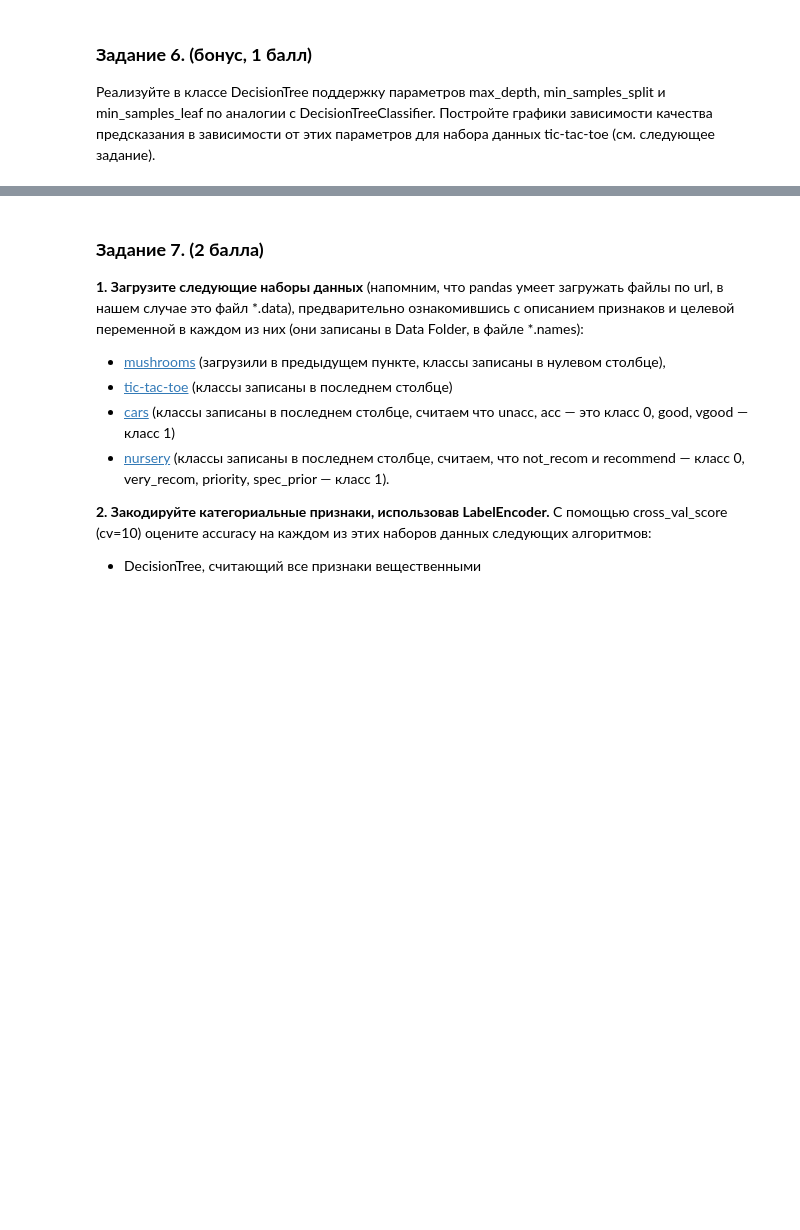
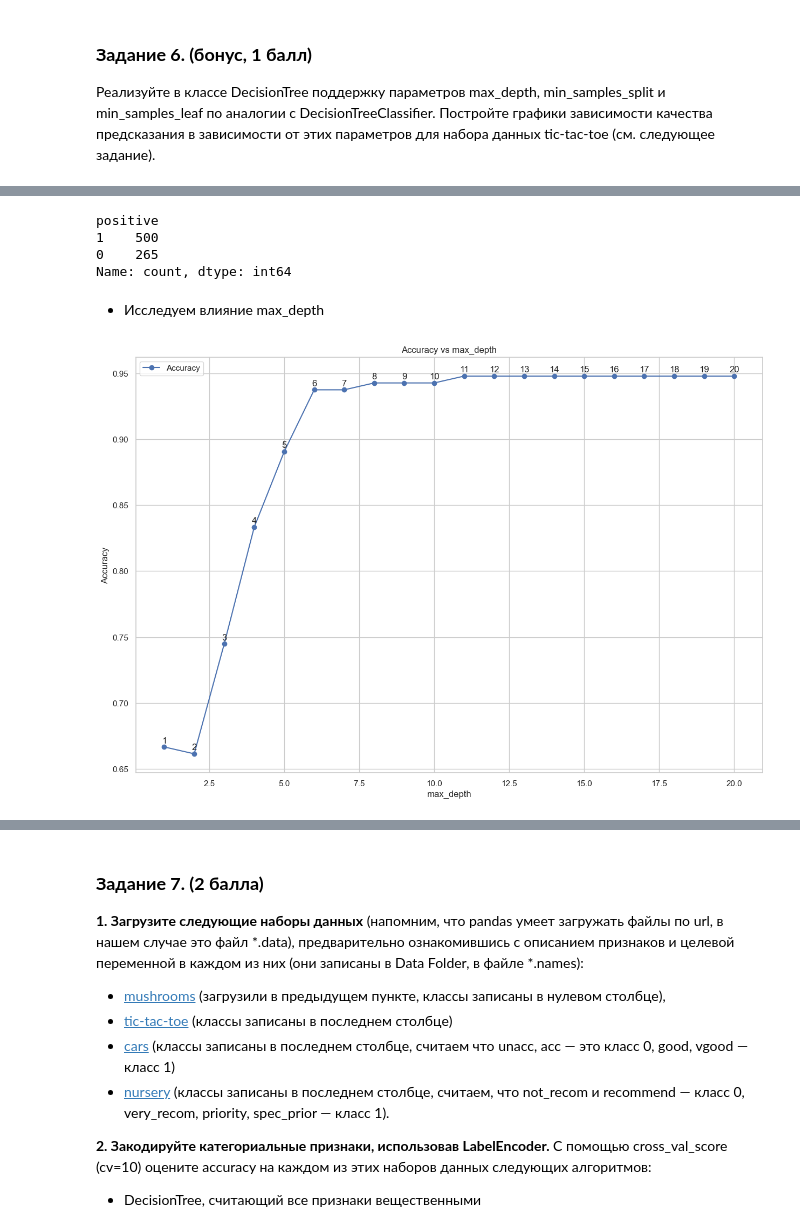
Before and after one commit to nikfilonenko/task_4_ml, a Jupyter notebook: Filonenko_Nikita_Dmitrievich_HW_4.ipynb, the cells around one changed output, grey strips where cells are left out. Drawn from its saved outputs; the diff is of its cells as text; code cells hidden in the pictures; blank space fills up the shorter version.

```diff
--- a/Filonenko_Nikita_Dmitrievich_HW_4.ipynb
+++ b/Filonenko_Nikita_Dmitrievich_HW_4.ipynb
@@ -192,0 +365,2 @@ plt.show()
+# %%
+data_two = pd.read_csv("https://archive.ics.uci.edu/ml/machine-learning-databases/mushroom/agaricus-lepiota.data", delimiter=",")
@@ -194,3 +465,7 @@ plt.show()
 ### **Задание 6. (бонус, 1 балл)**
 
 Реализуйте в классе DecisionTree поддержку параметров max_depth, min_samples_split и min_samples_leaf по аналогии с DecisionTreeClassifier. Постройте графики зависимости качества предсказания в зависимости от этих параметров для набора данных tic-tac-toe (см. следующее задание).
+# %%
+df_tic_tac_toe = pd.read_csv("https://archive.ics.uci.edu/ml/machine-learning-databases/tic-tac-toe/tic-tac-toe.data", delimiter=",")
+
+df_tic_tac_toe
@@ -196,0 +545,48 @@ plt.show()
+# %%
+y_train.value_counts()
+# %% [output]
+positive
+1    500
+0    265
+Name: count, dtype: int64
+# %%
+X_train, y_train, X_test, y_test = X_train.values, y_train.values, X_test.values, y_test.values
+# %%
+def evaluate_tree(train_and_test=False, **tree_params):
+    tree = DecisionTree(
+        feature_types=feature_types,
+        **tree_params
+    )
+
+    tree.fit(X_train, y_train)
+
+    y_predict_test = tree.predict(X_test)
+    accuracy_test = accuracy_score(y_test, y_predict_test)
+
+    if train_and_test:
+        y_predict_train = tree.predict(X_train)
+        accuracy_train = accuracy_score(y_train, y_predict_train)
+        return accuracy_train, accuracy_test
+
+    return accuracy_test
+# %% [markdown]
+- Исследуем влияние max_depth
+# %%
+max_depth_values = list(range(1, 21))
+accuracy_max_depth = [evaluate_tree(max_depth=md, min_samples_split=2, min_samples_leaf=1)
+                      for md in max_depth_values]
+
+plt.figure(figsize=(15, 10))
+plt.plot(max_depth_values, accuracy_max_depth, marker='o', label='Accuracy')
+plt.xlabel('max_depth')
+plt.ylabel('Accuracy')
+plt.title('Accuracy vs max_depth')
+plt.grid(True)
+plt.legend()
+
+for x, acc in zip(max_depth_values, accuracy_max_depth):
+    plt.annotate(str(x), xy=(x, acc), xytext=(0, 5), textcoords="offset points", ha='center')
+
+plt.show()
+# %% [output]
+[figure, added]
```
Also changed, not shown: parts of 152 cells of this notebook, 3 other files.
